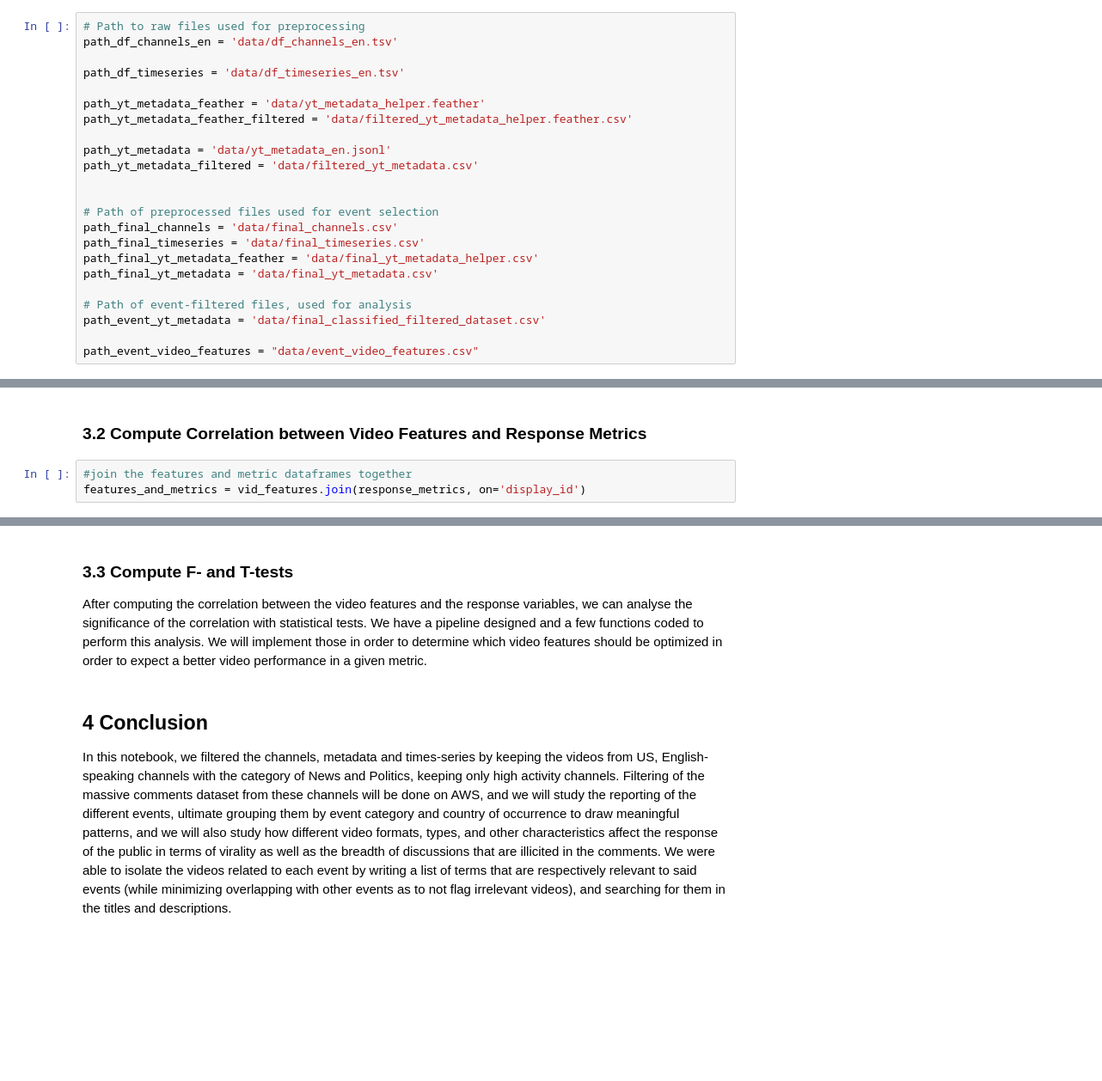
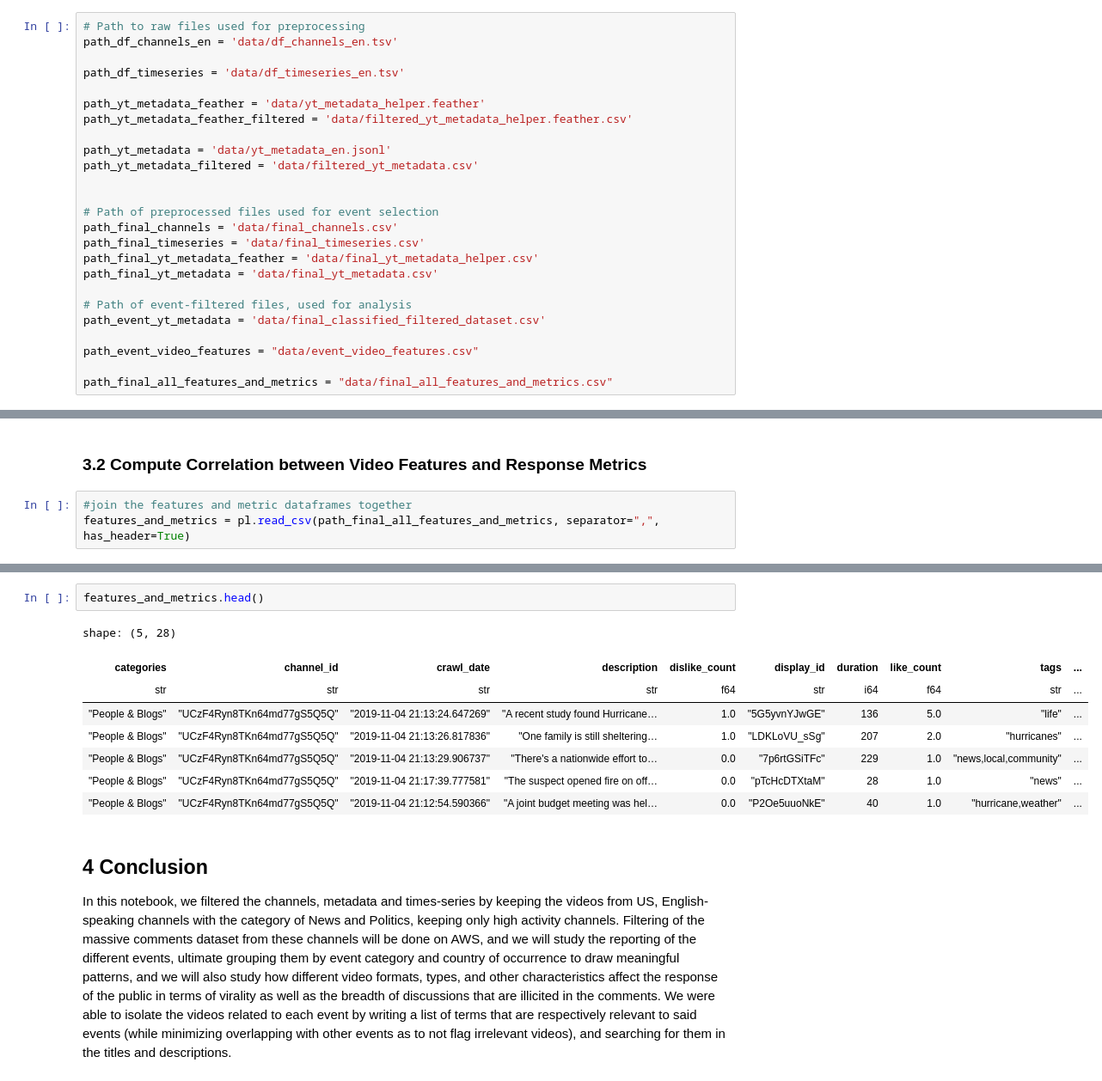
Before and after one commit to epfl-ada/ada-2024-project-lil0mohammadali, a Jupyter notebook: results.ipynb, the cells around one changed output, grey strips where cells are left out. Shown at 86% size. Drawn from its saved outputs; the diff is of its cells as text; blank space fills up the shorter version.

Commit message:
Start joining with analysis2

```diff
--- a/results.ipynb
+++ b/results.ipynb
@@ -63,6 +63,8 @@ path_final_yt_metadata = 'data/final_yt_metadata.csv'
 path_event_yt_metadata = 'data/final_classified_filtered_dataset.csv'
 
 path_event_video_features = "data/event_video_features.csv"
+
+path_final_all_features_and_metrics = "data/final_all_features_and_metrics.csv"
 # %% [markdown]
 ## 1 Preprocessing and data filtering  <a class="anchor" id="filter_data"></a>
 
@@ -645,4 +647,4 @@ response_metrics
 ### 3.2 Compute Correlation between Video Features and Response Metrics <a class="anchor" id="public_response-correlation"></a>
 # %%
 #join the features and metric dataframes together
-features_and_metrics = vid_features.join(response_metrics, on='display_id')
+features_and_metrics = pl.read_csv(path_final_all_features_and_metrics, separator=",", has_header=True)
@@ -653,8 +651,14 @@ corr_1 = plot_correlation_matrix_features_and_metrics(features_and_metrics,7)
-# %% [markdown]
-### 3.3 Compute F- and T-tests <a class="anchor" id="public_response-ttest"></a>
-
-After computing the correlation between the video features and the response variables, we can analyse the significance of the correlation with statistical tests. We have a pipeline designed and a few functions coded to perform this analysis.
-We will implement those in order to determine which video features should be optimized in order to expect a better video performance in a given metric.
+# %%
+features_and_metrics.head()
+# %% [output]
+shape: (5, 28)
+| categories | channel_id | crawl_date | description | dislike_count | display_id | duration | like_count | tags | ... |
+| str | str | str | str | f64 | str | i64 | f64 | str | ... |
+| "People & Blogs" | "UCzF4Ryn8TKn64md77gS5Q5Q" | "2019-11-04 21:13:24.647269" | "A recent study found Hurricane… | 1.0 | "5G5yvnYJwGE" | 136 | 5.0 | "life" | ... |
+| "People & Blogs" | "UCzF4Ryn8TKn64md77gS5Q5Q" | "2019-11-04 21:13:26.817836" | "One family is still sheltering… | 1.0 | "LDKLoVU_sSg" | 207 | 2.0 | "hurricanes" | ... |
+| "People & Blogs" | "UCzF4Ryn8TKn64md77gS5Q5Q" | "2019-11-04 21:13:29.906737" | "There's a nationwide effort to… | 0.0 | "7p6rtGSiTFc" | 229 | 1.0 | "news,local,community" | ... |
+| "People & Blogs" | "UCzF4Ryn8TKn64md77gS5Q5Q" | "2019-11-04 21:17:39.777581" | "The suspect opened fire on off… | 0.0 | "pTcHcDTXtaM" | 28 | 1.0 | "news" | ... |
+| "People & Blogs" | "UCzF4Ryn8TKn64md77gS5Q5Q" | "2019-11-04 21:12:54.590366" | "A joint budget meeting was hel… | 0.0 | "P2Oe5uuoNkE" | 40 | 1.0 | "hurricane,weather" | ... |
 # %% [markdown]
 ## 4 Conclusion <a class="anchor" id="conclusion"></a>
 
```
Also changed, not shown: parts of 1 cell of this notebook.
